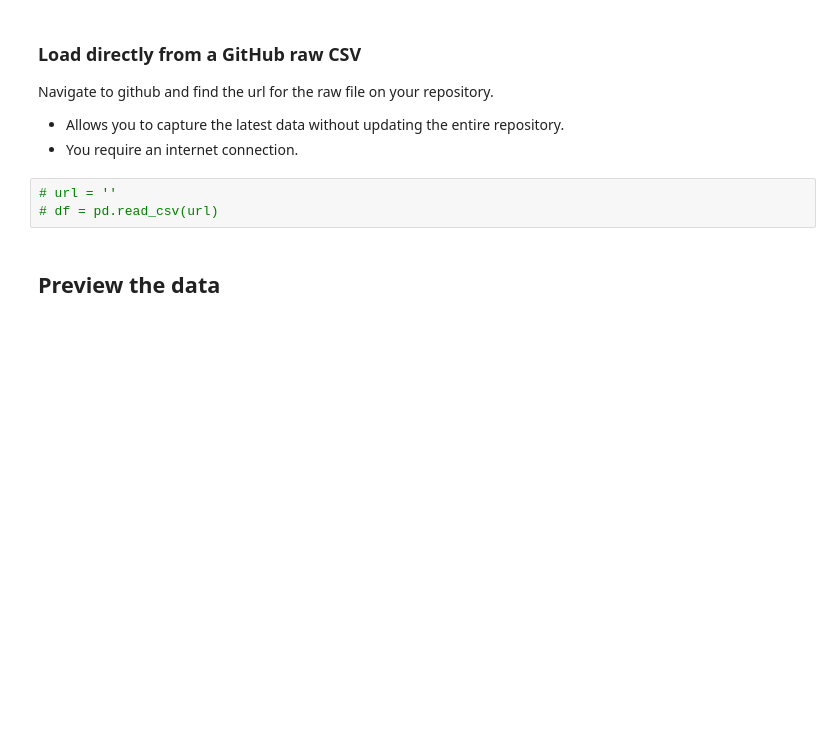
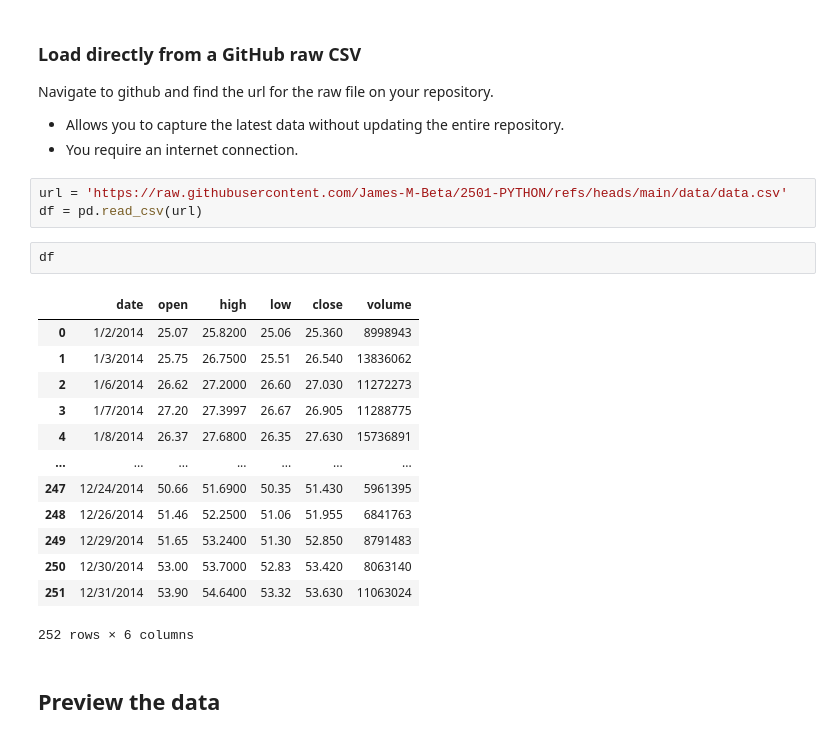
Before and after one commit to James-M-Beta/2501-PYTHON, a Jupyter notebook: demo.ipynb, the cells around one changed output. Drawn from its saved outputs; the diff is of its cells as text; blank space fills up the shorter version.

```diff
--- a/demo.ipynb
+++ b/demo.ipynb
@@ -29,8 +45,24 @@ Navigate to github and find the url for the raw file on your repository.
 *    Allows you to capture the latest data without updating the entire repository.
 *    You require an internet connection.
 # %%
-# url = ''
-# df = pd.read_csv(url)
+url = 'https://raw.githubusercontent.com/James-M-Beta/2501-PYTHON/refs/heads/main/data/data.csv'
+df = pd.read_csv(url)
+# %%
+df
+# %% [output]
+|  | date | open | high | low | close | volume |
+| 0 | 1/2/2014 | 25.07 | 25.8200 | 25.06 | 25.360 | 8998943 |
+| 1 | 1/3/2014 | 25.75 | 26.7500 | 25.51 | 26.540 | 13836062 |
+| 2 | 1/6/2014 | 26.62 | 27.2000 | 26.60 | 27.030 | 11272273 |
+| 3 | 1/7/2014 | 27.20 | 27.3997 | 26.67 | 26.905 | 11288775 |
+| 4 | 1/8/2014 | 26.37 | 27.6800 | 26.35 | 27.630 | 15736891 |
+| ... | ... | ... | ... | ... | ... | ... |
+| 247 | 12/24/2014 | 50.66 | 51.6900 | 50.35 | 51.430 | 5961395 |
+| 248 | 12/26/2014 | 51.46 | 52.2500 | 51.06 | 51.955 | 6841763 |
+| 249 | 12/29/2014 | 51.65 | 53.2400 | 51.30 | 52.850 | 8791483 |
+| 250 | 12/30/2014 | 53.00 | 53.7000 | 52.83 | 53.420 | 8063140 |
+| 251 | 12/31/2014 | 53.90 | 54.6400 | 53.32 | 53.630 | 11063024 |
+252 rows × 6 columns
 # %% [markdown]
 ## Preview the data
 # %%
```
Also changed, not shown: parts of 23 cells of this notebook, 1 other file.
